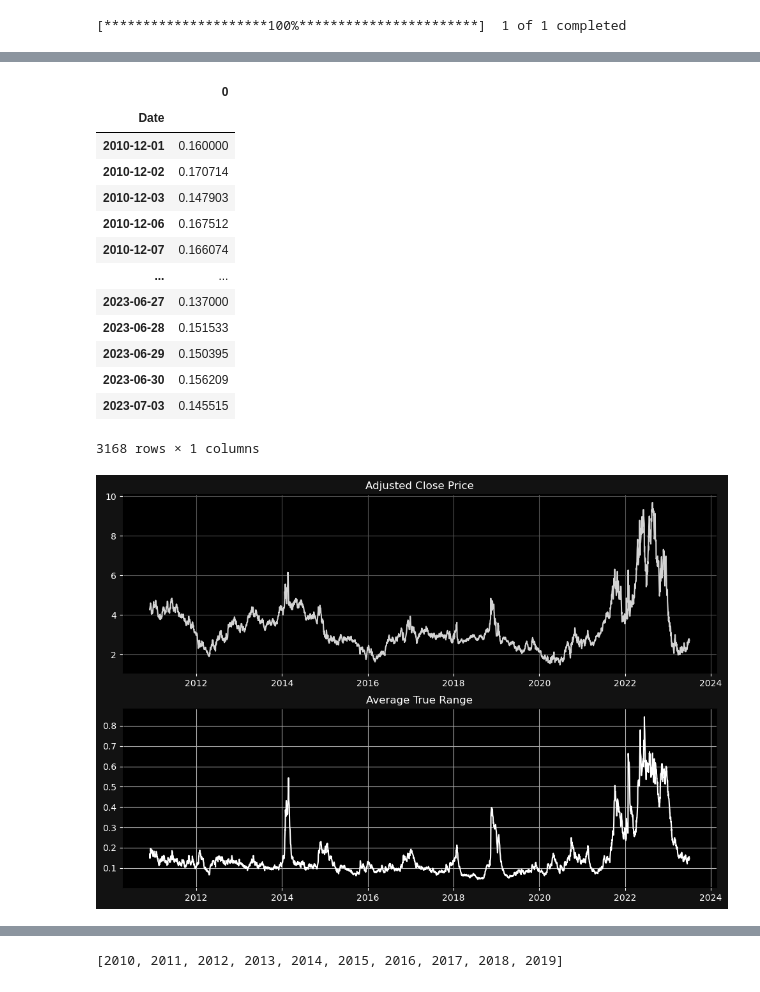
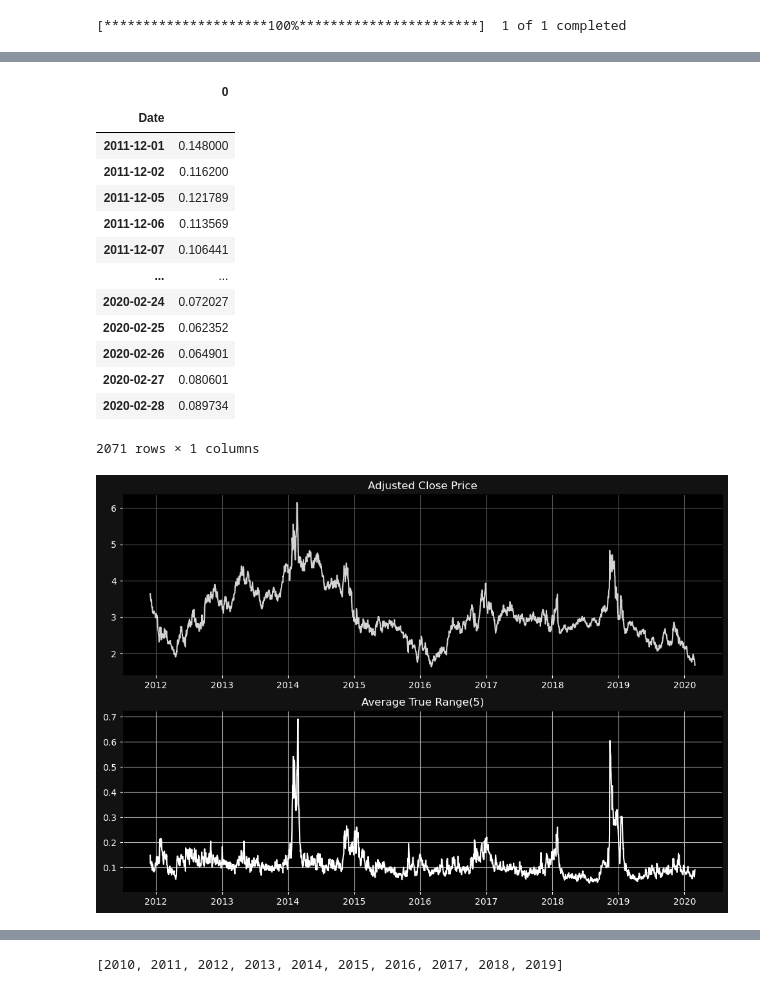
Before and after one commit to abridgers087/Group-Project-3, a Jupyter notebook: Natural Gas Futures and ATR(14).ipynb, the cells around one changed output, grey strips where cells are left out. Drawn from its saved outputs; the diff is of its cells as text; code cells hidden in the pictures.

```diff
--- a/Natural Gas Futures and ATR(14).ipynb
+++ b/Natural Gas Futures and ATR(14).ipynb
@@ -12,9 +12,8 @@ from datetime import timedelta
 from matplotlib import pyplot as plt
 # %%
 # parameters for API call
-start = start = dt.datetime(2010,12,1)
-end = dt.datetime.now()
-days = 14
+start = start = dt.datetime(2011,12,1)
+end = dt.datetime(2020,2,29)
 ticker = 'NG=F' #
 # %%
 # API request
@@ -43,27 +42,27 @@ df
 # %%
 # https://stackoverflow.com/questions/40256338/calculating-average-true-range-atr-on-ohlc-data-with-python
 # fifth answer
-
+days = 5
 # calculate Average True Range over length of dataset
-ATR = pd.concat([df.High.sub(df.Low), df.High.sub(df.Adj_Close.shift()), df.Low.sub(df.Adj_Close.shift())], axis=1).max(1).ewm(span=14).mean()
+ATR = pd.concat([df.High.sub(df.Low), df.High.sub(df.Adj_Close.shift()), df.Low.sub(df.Adj_Close.shift())], axis=1).max(1).ewm(span=days).mean()
 # %%
 ATR = pd.DataFrame(ATR)
 ATR
 # %% [output]
 |  | 0 |
 | Date |  |
-| 2010-12-01 | 0.160000 |
-| 2010-12-02 | 0.170714 |
-| 2010-12-03 | 0.147903 |
-| 2010-12-06 | 0.167512 |
-| 2010-12-07 | 0.166074 |
+| 2011-12-01 | 0.148000 |
+| 2011-12-02 | 0.116200 |
+| 2011-12-05 | 0.121789 |
+| 2011-12-06 | 0.113569 |
+| 2011-12-07 | 0.106441 |
 | ... | ... |
-| 2023-06-27 | 0.137000 |
-| 2023-06-28 | 0.151533 |
-| 2023-06-29 | 0.150395 |
-| 2023-06-30 | 0.156209 |
-| 2023-07-03 | 0.145515 |
+| 2020-02-24 | 0.072027 |
+| 2020-02-25 | 0.062352 |
+| 2020-02-26 | 0.064901 |
+| 2020-02-27 | 0.080601 |
+| 2020-02-28 | 0.089734 |
-3168 rows × 1 columns
+2071 rows × 1 columns
 # %%
 ####### plot NG price and ATR over length of timeframe ########
 
@@ -72,35 +71,35 @@ plt.figure(figsize=(12,8))
 ## natural gas futures prices plot
 ax1 = plt.subplot(211)
 ax1.plot(df.index, df['Adj_Close'], color='lightgray')
 ax1.set_title('Adjusted Close Price', color ="white")
 
 ax1.grid(True, color='#555555')
 ax1.set_axisbelow(True)
 ax1.set_facecolor('black')
 ax1.figure.set_facecolor('#121212')
 ax1.tick_params(axis='x', colors='white')
 ax1.tick_params(axis='y', colors='white')
 
 
 # 14 day ATR plot
 ax2 = plt.subplot(212, sharex=ax1)
 ax2.plot(df.index, ATR, color='white')
 
 
 
-ax2.set_title('Average True Range', color='white')
+ax2.set_title(f'Average True Range({days})', color='white')
 ax2.grid(True)
 ax2.set_axisbelow(True)
 ax2.set_facecolor('black')
 ax2.tick_params(axis='x', colors='white')
 ax2.tick_params(axis='y', colors='white')
 
 
 ##################
 
 plt.show()
 # %% [output]
-[figure, old version]
+[figure, new version]
 # %%
 # merge ATR data to price dataframe
 merged_df = pd.concat([df, ATR], axis=1)
```
Also changed, not shown: parts of 10 cells of this notebook.
